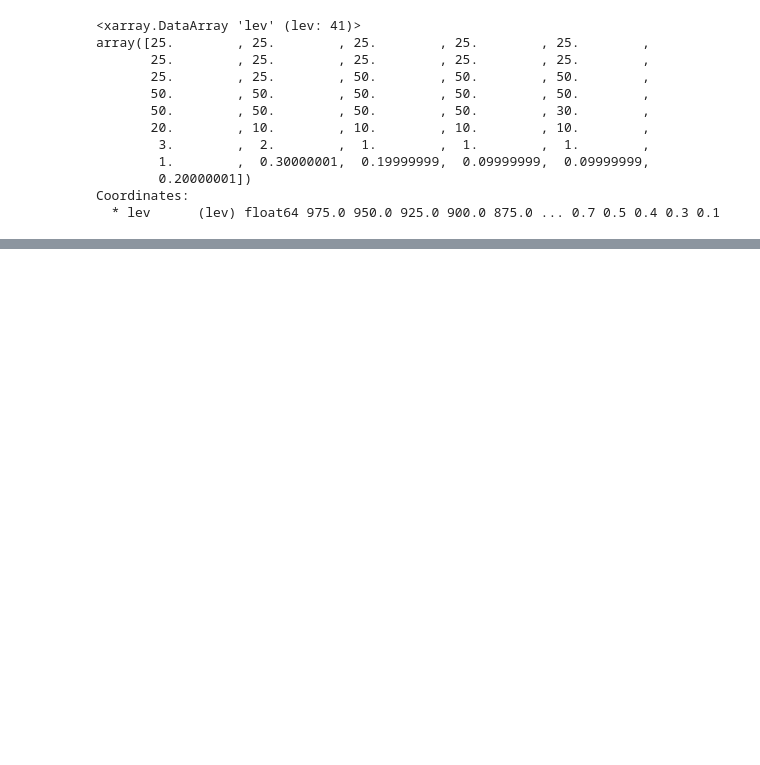
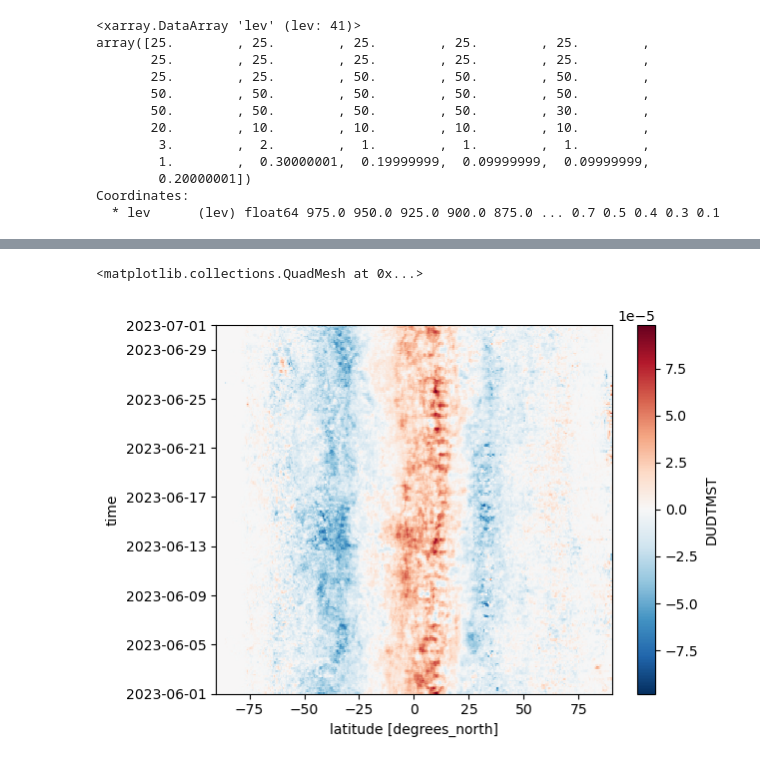
Before and after one commit to ATMOcanes/ATM651, a Jupyter notebook: Jupyter_Notebooks_Python/AmazonS3_MERRA2_[U].ipynb, the cells around one changed output, grey strips where cells are left out. Cells and saved outputs as stored; diff of their text form; code cells hidden in the pictures; blank space fills up the shorter version.

```diff
--- a/Jupyter_Notebooks_Python/AmazonS3_MERRA2_[U].ipynb
+++ b/Jupyter_Notebooks_Python/AmazonS3_MERRA2_[U].ipynb
@@ -221,0 +433,5 @@ ds.U.mean(dim='lon').sel(lev=200).plot()
+# %%
+Ubud.DUDTMST.plot()
+# %% [output]
+<matplotlib.collections.QuadMesh at 0x...>
+[figure, added]
```
Also changed, not shown: parts of 26 cells of this notebook.
